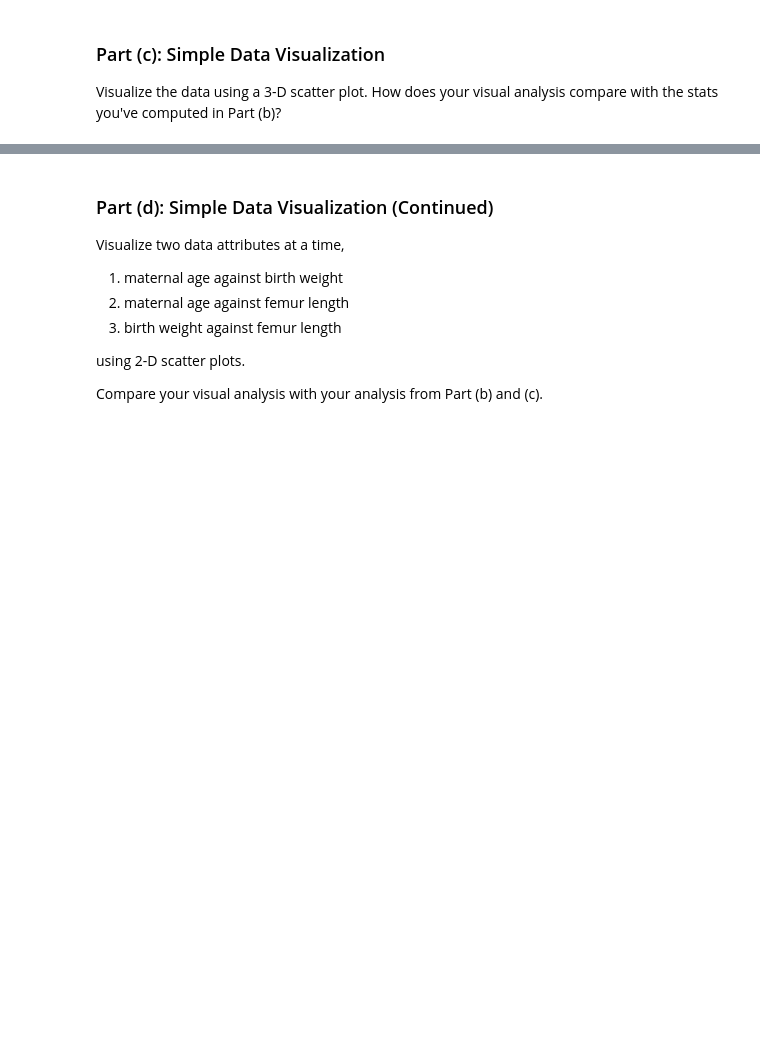
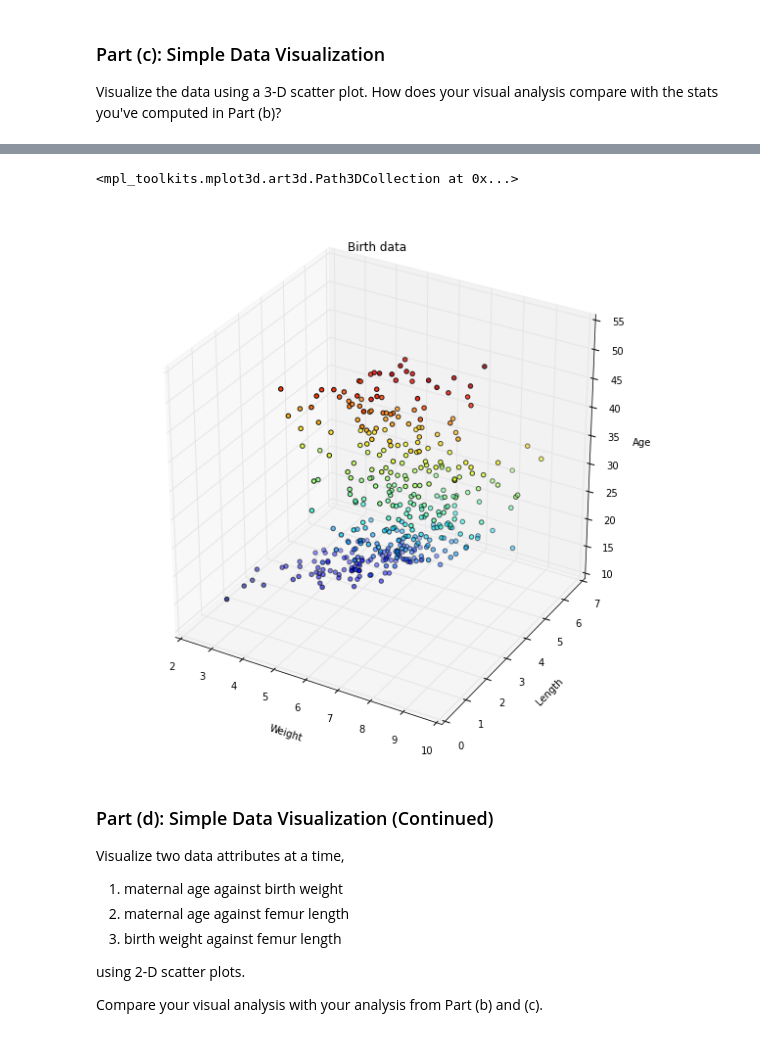
Before and after one commit to rickfarmer/harvard-cs-109a-data-science, a Jupyter notebook: Farmer_Rick_CSCI_E109A_HW0.ipynb, the cells around one changed output, grey strips where cells are left out. Saved outputs shown, nothing was run; the diff lists cells and outputs as text; code cells hidden in the pictures; blank space fills up the shorter version.

```diff
--- a/Farmer_Rick_CSCI_E109A_HW0.ipynb
+++ b/Farmer_Rick_CSCI_E109A_HW0.ipynb
@@ -121,3 +116,20 @@ SyntaxError: invalid syntax (<ipython-input-90-91d960ab64e9>, line 2)
+# %%
+# Assign the data dimensions, x=weight, y=length, z=age
+x, y, z = data[:,0], data[:,1], data[:,2]
+
+fig = plt.figure(figsize=(10, 10)) # Create a new figure window to draw in, with a larger figure size to fill the space
+
+ax = plt.axes(projection='3d')
+ax.set_title("Birth data")
+ax.set_xlabel("Weight")
+ax.set_ylabel("Length")
+ax.set_zlabel("Age")
+
+color = x + y + z
+ax.scatter(x, y, z, c=color)
+# %% [output]
+<mpl_toolkits.mplot3d.art3d.Path3DCollection at 0x...>
+[figure, added]
 # %% [markdown]
 ### Part (d): Simple Data Visualization (Continued)
 
```
Also changed, not shown: parts of 5 cells of this notebook.
